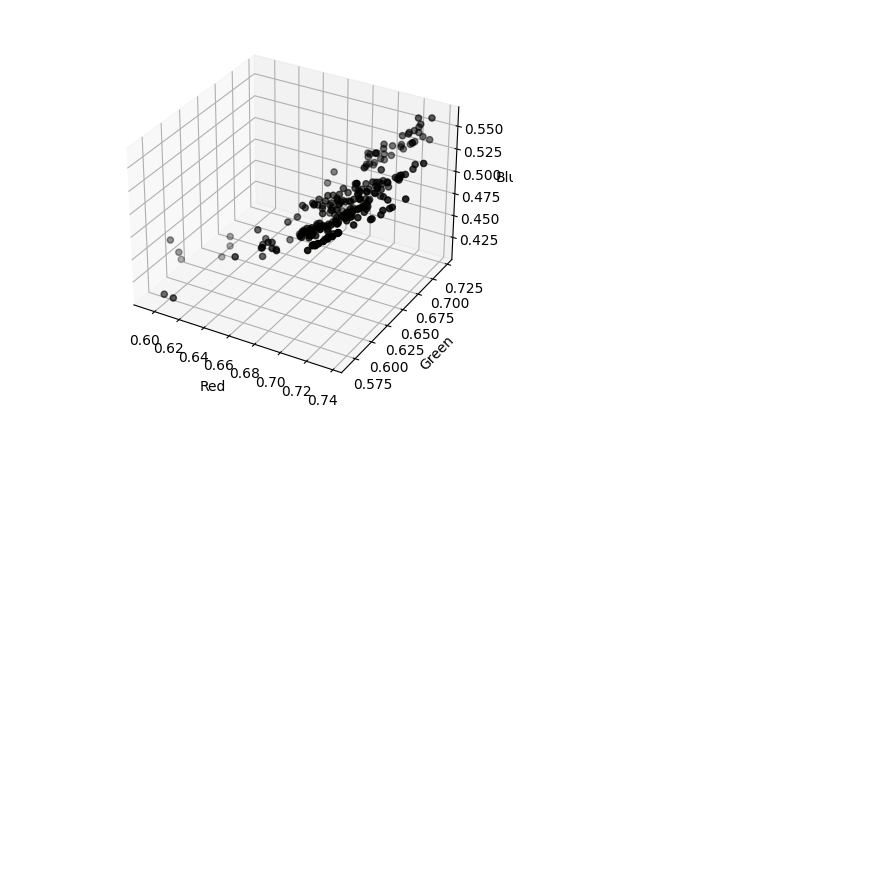
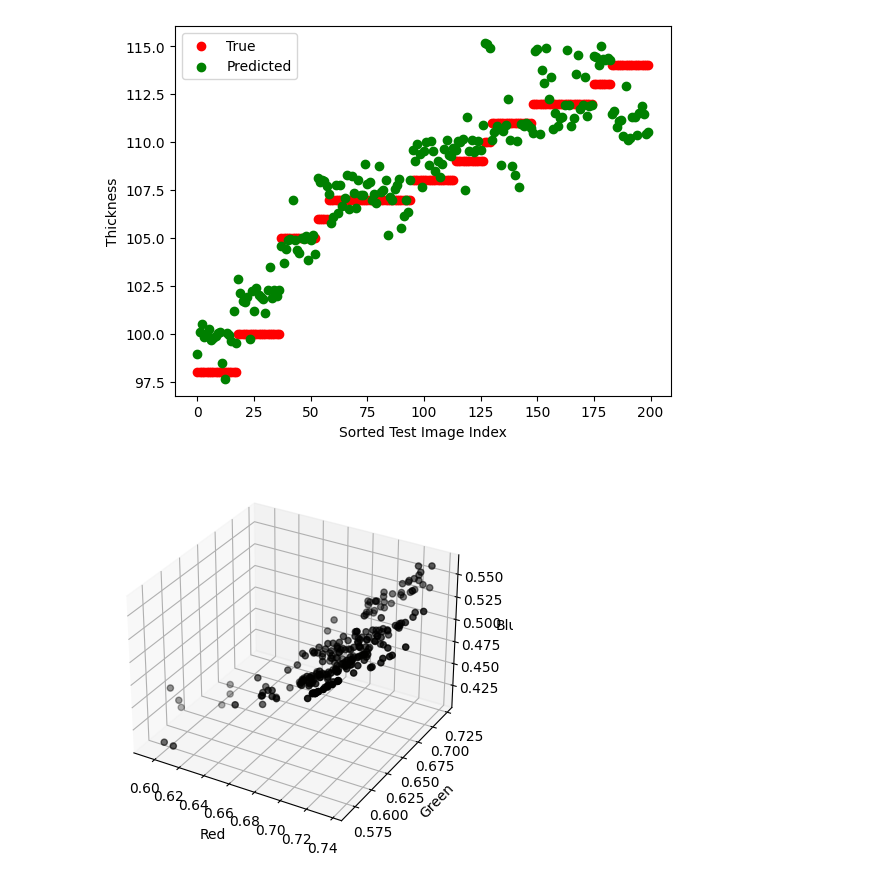
Before and after one commit to zots0127/Colabs, a Jupyter notebook: thickness_GPU.ipynb, the cells around one changed output. Saved outputs shown, nothing was run; the diff lists cells and outputs as text; code cells hidden in the pictures; blank space fills up the shorter version.

```diff
--- a/thickness_GPU.ipynb
+++ b/thickness_GPU.ipynb
@@ -382,36 +246,38 @@ if not os.path.exists("results"):
     os.makedirs("results")
 
 # Define the image transformation
-transform = transforms.Compose([transforms.Resize((32, 32)), transforms.ToTensor()])
+transform = transforms.Compose([transforms.Resize((64, 64)), transforms.ToTensor()])
 
 # Initialize lists to store true and predicted thickness values
 true_thicknesses = []
 predicted_thicknesses = []
 
 # Sort the test dataset by true thickness
-sorted_test_dataset = sorted(test_dataset, key=lambda x: x[1])
+sorted_test_dataset = sorted(train_dataset, key=lambda x: x[1])
 
 # Iterate through the sorted test dataset
 for i, data in enumerate(sorted_test_dataset, 0):
     image, true_thickness = data
     image = Image.fromarray((image.permute(1, 2, 0).numpy() * 255).astype(np.uint8))
 
     # Predict the thickness using the model
     input_image = transform(image).unsqueeze(0).to(device)
     with torch.no_grad():
         predicted_thickness = model(input_image).item()
 
     # Append the true and predicted thickness values to the lists
     true_thicknesses.append(true_thickness)
     predicted_thicknesses.append(predicted_thickness)
 
 # Plot the true and predicted thickness values as a scatter plot
 plt.scatter(range(len(true_thicknesses)), true_thicknesses, color='red', label='True')
 plt.scatter(range(len(predicted_thicknesses)), predicted_thicknesses, color='green', label='Predicted')
 plt.xlabel('Sorted Test Image Index')
 plt.ylabel('Thickness')
 plt.legend()
 plt.show()
+# %% [output]
+[figure, added]
 # %%
 import os
 import re
```
Also changed, not shown: parts of 10 cells of this notebook.
